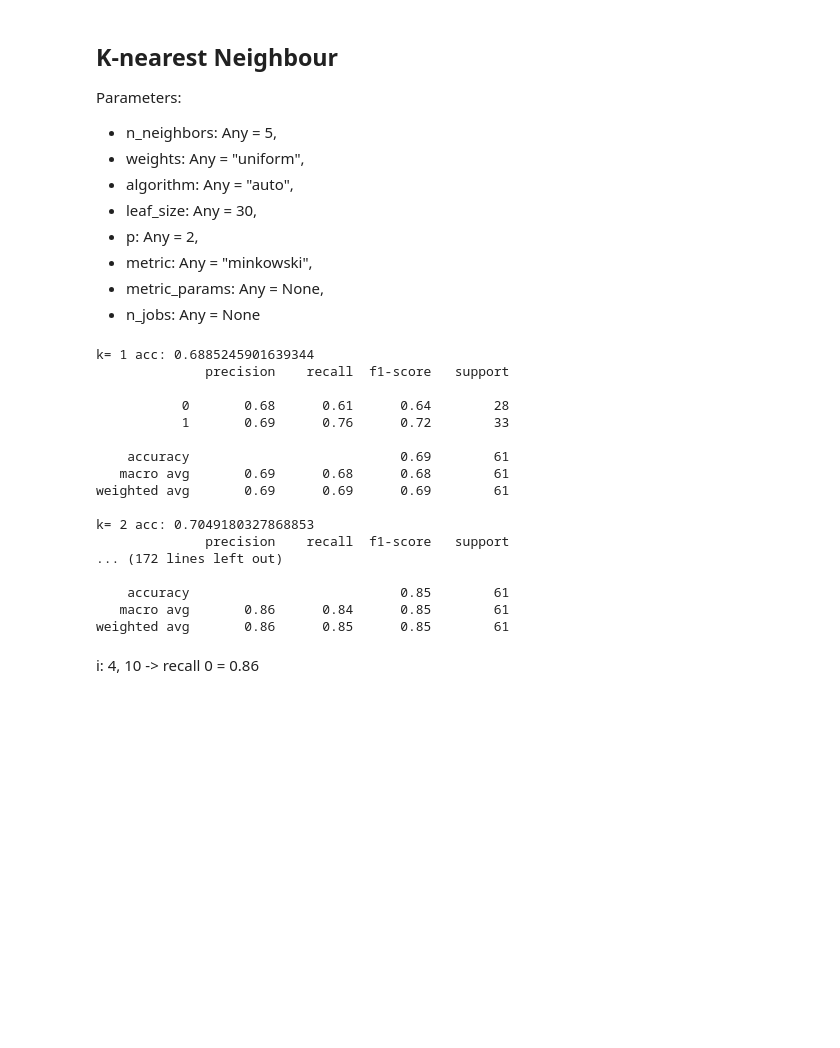
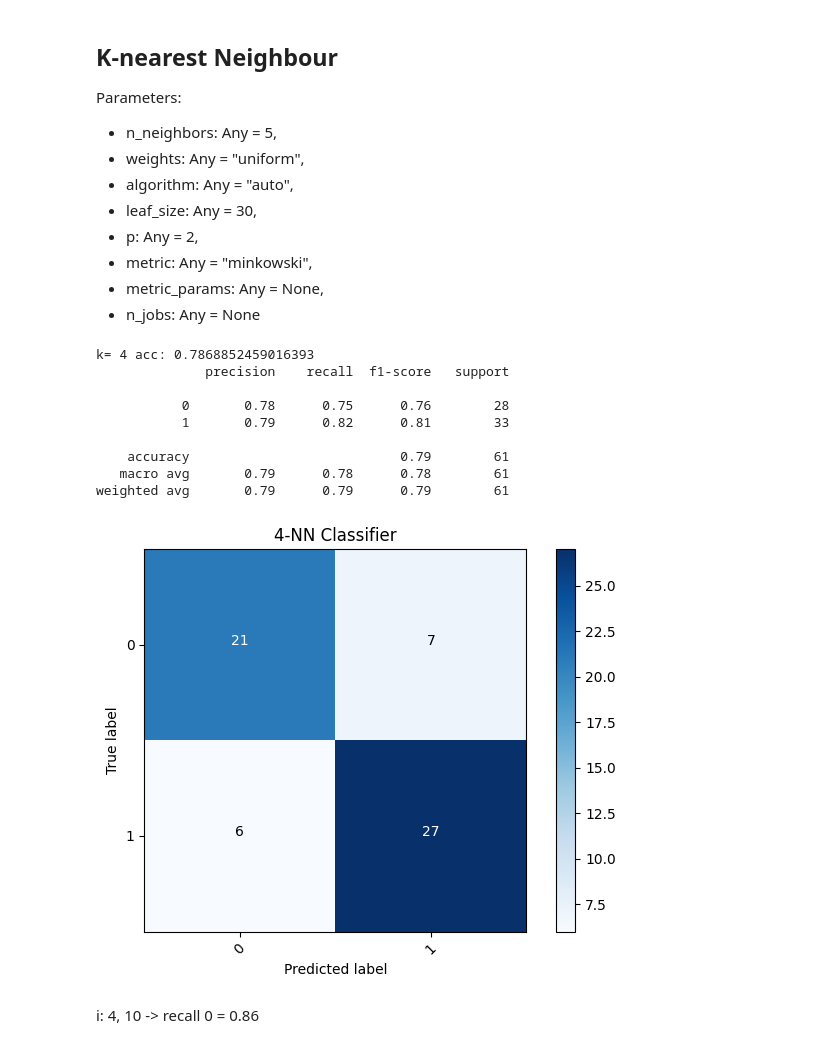
Before and after one commit to TimeLegend35/ml_group4_heart_attack, a Jupyter notebook: lean.ipynb, the cells around one changed output. Drawn from its saved outputs; the diff is of its cells as text; code cells hidden in the pictures; blank space fills up the shorter version.

```diff
--- a/lean.ipynb
+++ b/lean.ipynb
@@ -221,0 +262,7 @@ data_prep_train, data_prep_test, target_prep_train, target_prep_test = train_tes
+# %%
+# knn pipeline
+knn_pipeline = Pipeline([
+    # ('preprocessing', preprocessor),
+    # ('balancing', RandomOverSampler()), # No over sampler
+    ('estimator', KNeighborsClassifier())
+    ])
@@ -232,36 +304,42 @@ Parameters:
 - metric_params: Any = None,
 - n_jobs: Any = None
 # %%
-for i in range(1, 20):
-    # estimator
-    knn_estimator = KNeighborsClassifier(i)
+for i in range(4, 5):
+    # Set number of neighbors
+    knn_pipeline.set_params(estimator__n_neighbors=i)
 
-    # training
-    knn_estimator.fit(data_prep_train, target_prep_train)
+    # Training
+    knn_pipeline.fit(data_prep_train, target_prep_train)
 
-    # prediction
-    prediction = knn_estimator.predict(data_prep_test)
+    # Prediction
+    prediction = knn_pipeline.predict(data_prep_test)
 
+    # Accuracy and report
     print("k= {} acc: {}".format(i, accuracy_score(target_prep_test, prediction)))
     print(classification_report(target_prep_test, prediction))
+
+    # Confusion Matrix
+    classes = np.unique(np.concatenate((target_prep_test, prediction)))  # Ensure all labels are included
+    cnf_matrix = confusion_matrix(target_prep_test, prediction, labels=classes)
+    np.set_printoptions(precision=2)
+
+    # Plotting
+    plt.figure()  # Create a new figure for each iteration
+    plot_confusion_matrix(cnf_matrix, classes=classes, title=f'{i}-NN Classifier')
+    plt.show()  # Show the plot for each iteration
+
+# i: 4, 10 ->   recall 0 = 0.86
 # %% [output]
-k= 1 acc: 0.6885245901639344
+k= 4 acc: 0.7868852459016393
               precision    recall  f1-score   support
 
-           0       0.68      0.61      0.64        28
-           1       0.69      0.76      0.72        33
+           0       0.78      0.75      0.76        28
+           1       0.79      0.82      0.81        33
 
-    accuracy                           0.69        61
-   macro avg       0.69      0.68      0.68        61
-weighted avg       0.69      0.69      0.69        61
-
-k= 2 acc: 0.7049180327868853
-              precision    recall  f1-score   support
-... (172 lines left out)
-
-    accuracy                           0.85        61
-   macro avg       0.86      0.84      0.85        61
-weighted avg       0.86      0.85      0.85        61
+    accuracy                           0.79        61
+   macro avg       0.79      0.78      0.78        61
+weighted avg       0.79      0.79      0.79        61
+[figure, added]
 # %% [markdown]
 i: 4, 10 ->   recall 0 = 0.86
 # %% [markdown]
```
Also changed, not shown: parts of 8 cells of this notebook.
